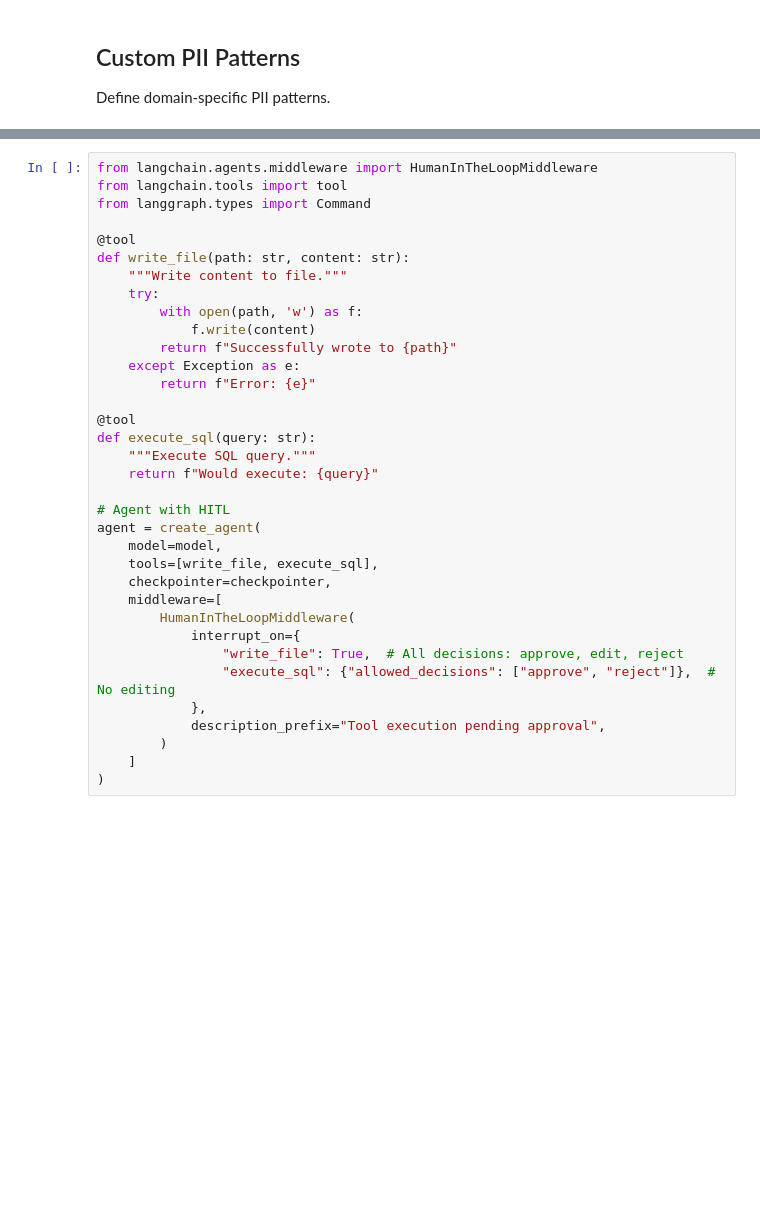
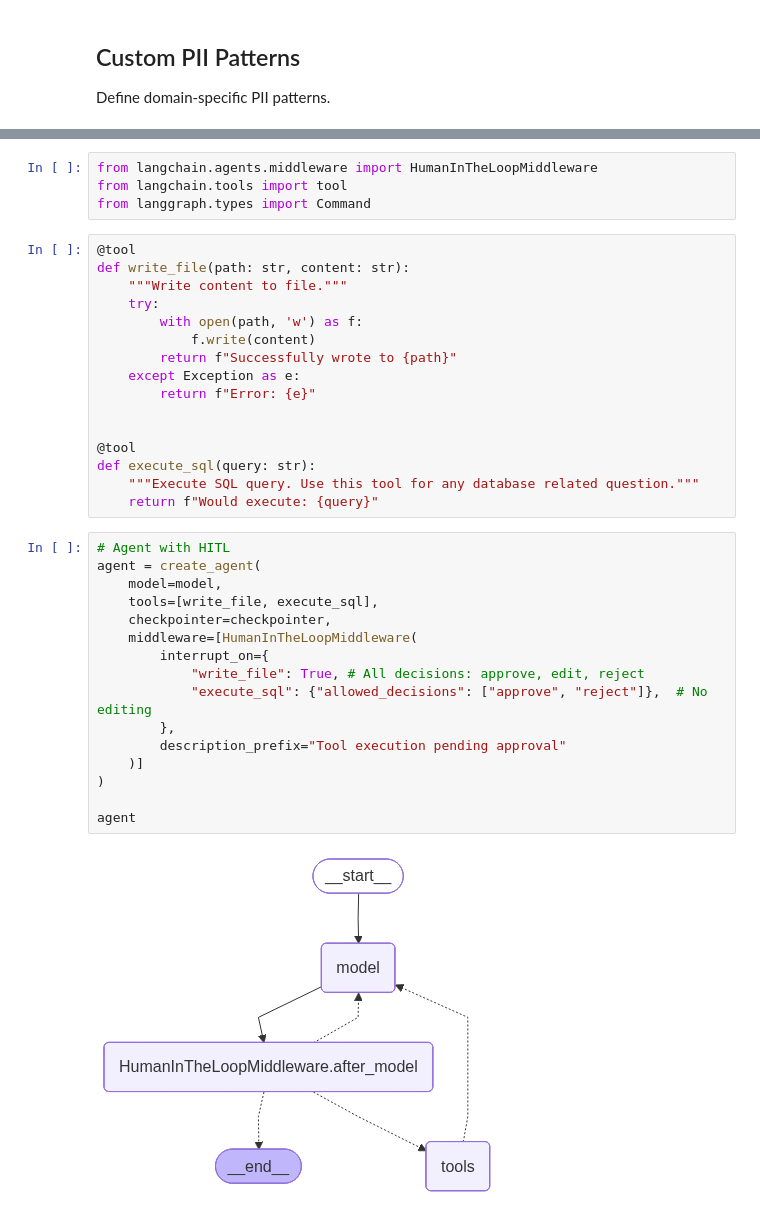
Before and after one commit to laxmimerit/AI-Agent-Projects, a Jupyter notebook: 02 Agent Fundamentals/07 agent_guardrails_and_HITL.ipynb, the cells around one changed output, grey strips where cells are left out. Saved outputs shown, nothing was run; the diff lists cells and outputs as text; blank space fills up the shorter version.

Commit message:
agent hitl

```diff
--- a/02 Agent Fundamentals/07 agent_guardrails_and_HITL.ipynb
+++ b/02 Agent Fundamentals/07 agent_guardrails_and_HITL.ipynb
@@ -158,8 +137,8 @@ Add human approval for sensitive tool actions.
+# %%
+from langchain.agents.middleware import HumanInTheLoopMiddleware
+from langchain.tools import tool
+from langgraph.types import Command
 # %%
-from langchain.agents.middleware import HumanInTheLoopMiddleware
-from langchain.tools import tool
-from langgraph.types import Command
-
 @tool
 def write_file(path: str, content: str):
     """Write content to file."""
@@ -170,23 +149,26 @@ def write_file(path: str, content: str):
     except Exception as e:
         return f"Error: {e}"
 
+
 @tool
 def execute_sql(query: str):
-    """Execute SQL query."""
+    """Execute SQL query. Use this tool for any database related question."""
     return f"Would execute: {query}"
-
-# Agent with HITL
-agent = create_agent(
-    model=model,
-    tools=[write_file, execute_sql],
-    checkpointer=checkpointer,
-    middleware=[
-        HumanInTheLoopMiddleware(
-            interrupt_on={
-                "write_file": True,  # All decisions: approve, edit, reject
-                "execute_sql": {"allowed_decisions": ["approve", "reject"]},  # No editing
-            },
-            description_prefix="Tool execution pending approval",
-        )
-    ]
-)
+# %%
+# Agent with HITL
+agent = create_agent(
+    model=model,
+    tools=[write_file, execute_sql],
+    checkpointer=checkpointer,
+    middleware=[HumanInTheLoopMiddleware(
+        interrupt_on={
+            "write_file": True, # All decisions: approve, edit, reject
+            "execute_sql": {"allowed_decisions": ["approve", "reject"]},  # No editing
+        },
+        description_prefix="Tool execution pending approval"
+    )]
+)
+
+agent
+# %% [output]
+[figure, added]
```
Also changed, not shown: parts of 18 cells of this notebook, 3 other files.
